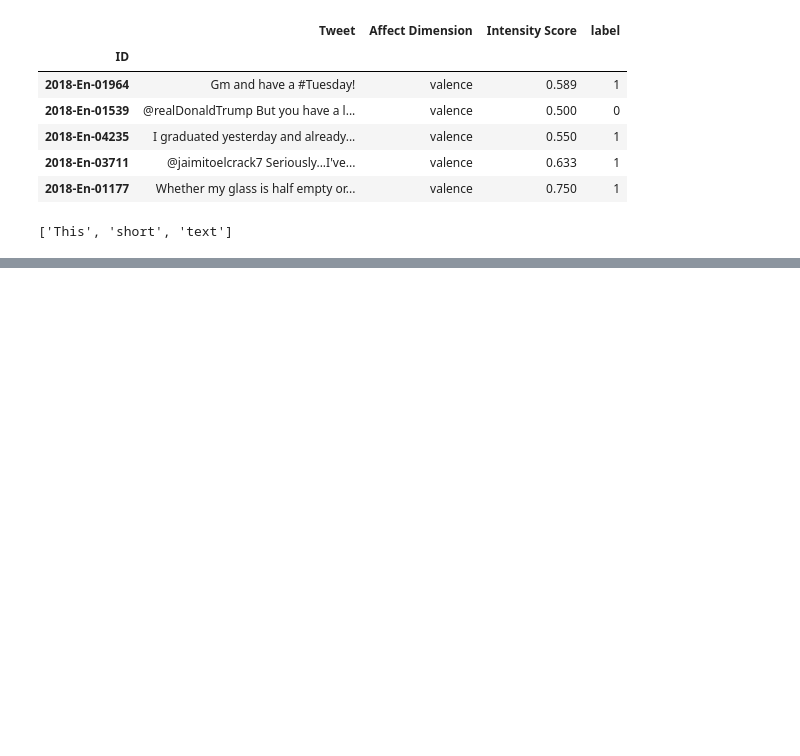
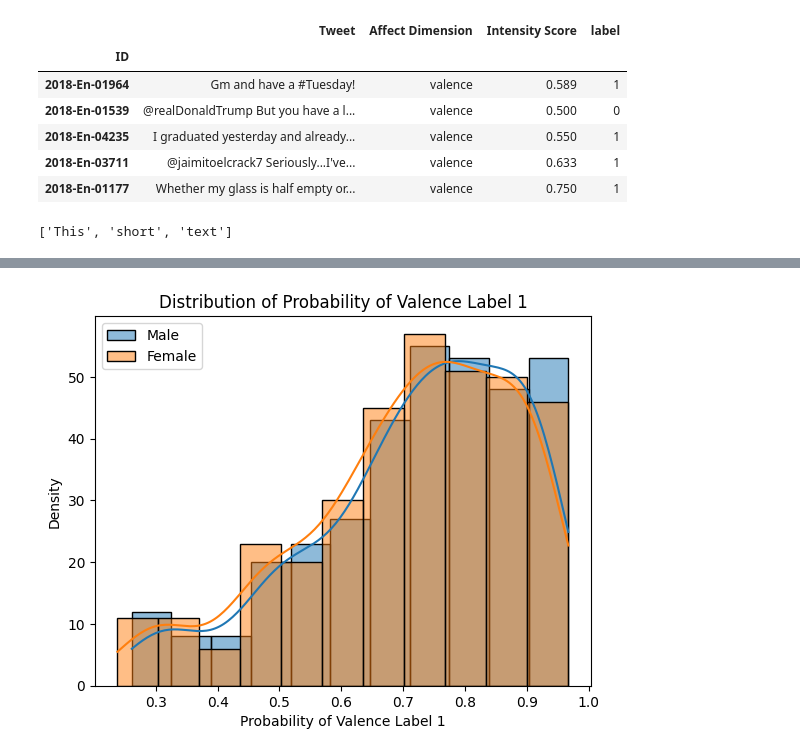
Before and after one commit to steiner-julian/ethics-for-natural-language-processing, a Jupyter notebook: HW1/HW1_Ethics4NLP.ipynb, the cells around one changed output, grey strips where cells are left out. Saved outputs shown, nothing was run; the diff lists cells and outputs as text; code cells hidden in the pictures; blank space fills up the shorter version.

```diff
--- a/HW1/HW1_Ethics4NLP.ipynb
+++ b/HW1/HW1_Ethics4NLP.ipynb
@@ -402,0 +458,11 @@ sns.histplot(predicted_probas)
+# %%
+# Plot the distribution of these probabilities using seaborn
+sns.histplot(male_predicted_probas[:,1], kde=1, label='Male')
+sns.histplot(female_predicted_probas[:,1], kde=1, label='Female')
+plt.xlabel('Probability of Valence Label 1')
+plt.ylabel('Density')
+plt.title('Distribution of Probability of Valence Label 1')
+plt.legend()
+plt.show()
+# %% [output]
+[figure, added]
```
Also changed, not shown: parts of 24 cells of this notebook, 4 other files.
